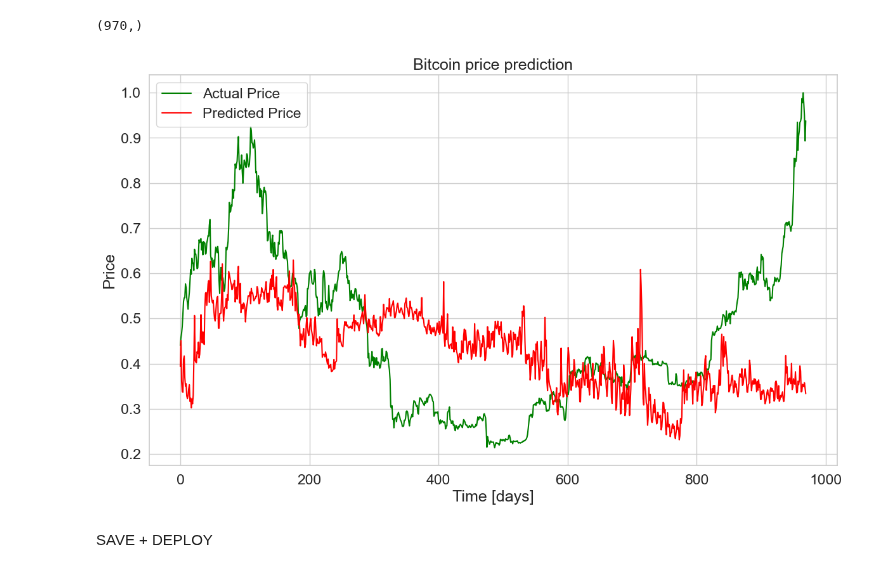
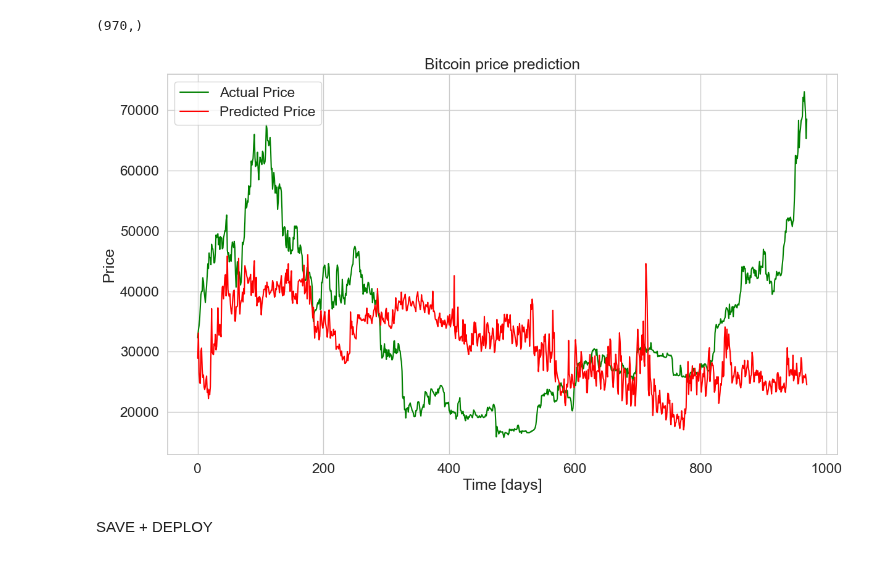
Before and after one commit to lekhoavu2909/cryfto, a Jupyter notebook: LSTM/lstm_modified.ipynb, the cells around one changed output. Cells and saved outputs as stored; diff of their text form; code cells hidden in the pictures.

```diff
--- a/LSTM/lstm_modified.ipynb
+++ b/LSTM/lstm_modified.ipynb
@@ -205,16 +195,16 @@ y_test.shape
 # %% [output]
 (970,)
 # %%
-plt.plot(y_test, label="Actual Price", color='green')
-plt.plot(y_hat, label="Predicted Price", color='red')
+plt.plot(scaler_y.inverse_transform(y_test.reshape(-1,1)), label="Actual Price", color='green')
+plt.plot(scaler_y.inverse_transform(y_hat), label="Predicted Price", color='red')
 plt.title('Bitcoin price prediction')
 plt.xlabel('Time [days]')
 plt.ylabel('Price')
 plt.legend(loc='best')
 
 plt.show()
 # %% [output]
-[figure, old version]
+[figure, new version]
 # %% [markdown]
 SAVE + DEPLOY
 # %%
```
Also changed, not shown: parts of 4 cells of this notebook, 2 other files.
